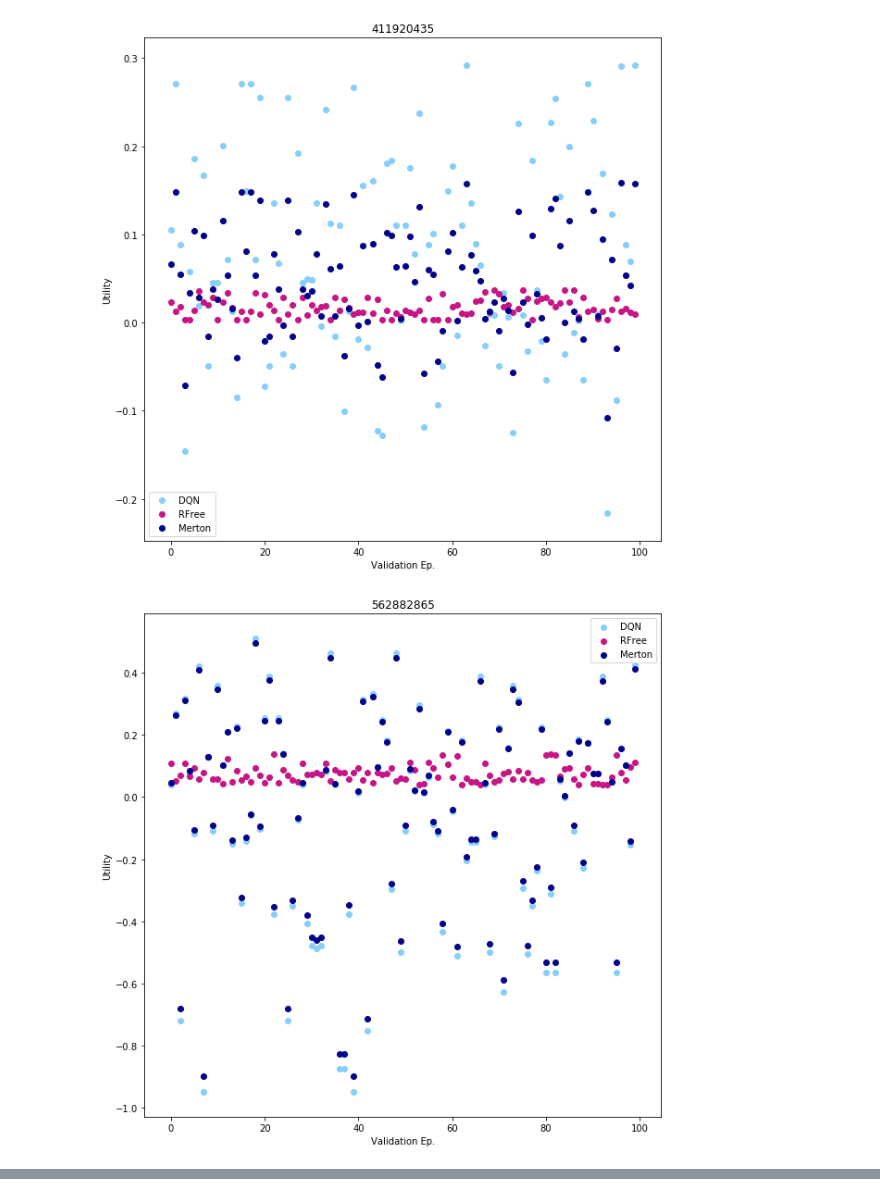
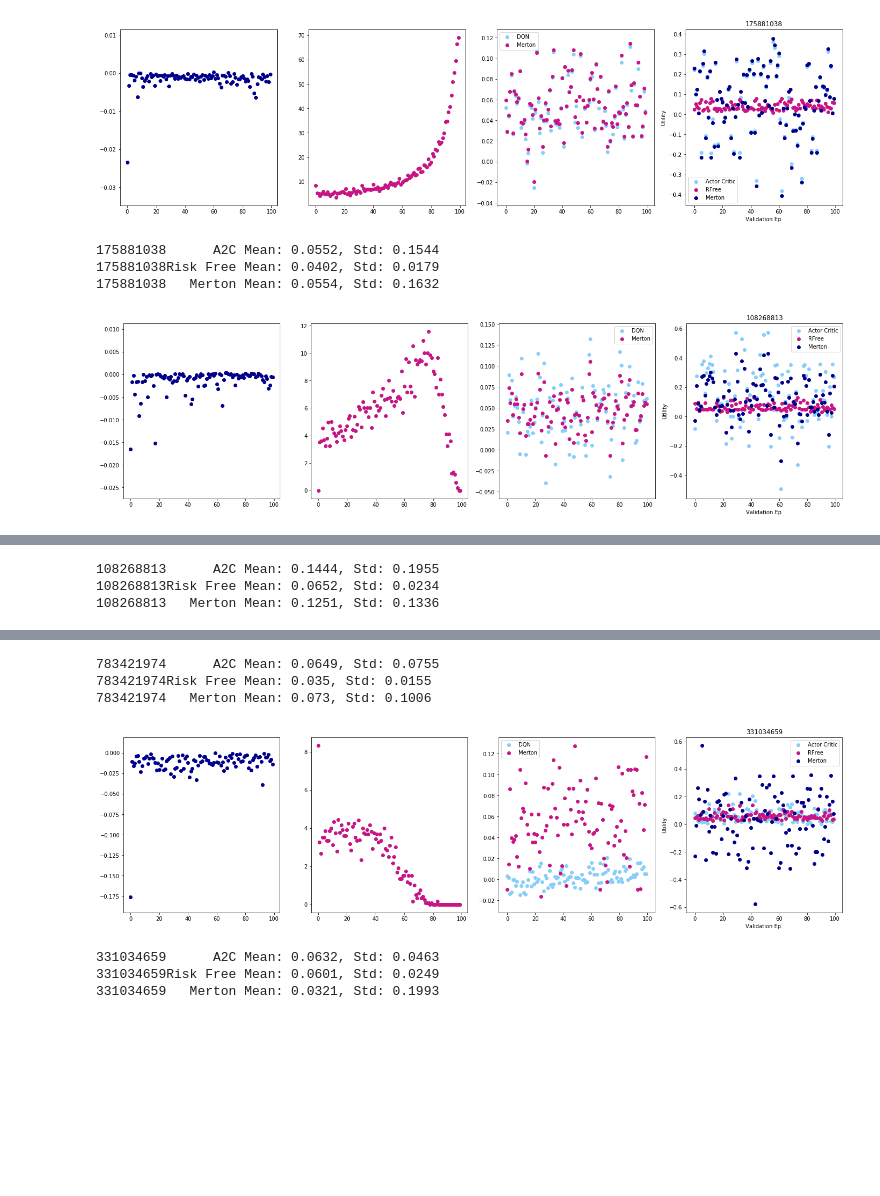
Before and after one commit to ansgarw/rl-portfolio, a Jupyter notebook: A2C Agent/AC Historical.ipynb, the cells around one changed output, grey strips where cells are left out. Saved outputs shown, nothing was run; the diff lists cells and outputs as text; code cells hidden in the pictures; blank space fills up the shorter version.

```diff
--- a/A2C Agent/AC Historical.ipynb
+++ b/A2C Agent/AC Historical.ipynb
@@ -57,9 +70,12 @@ def Run (A):
     print("")
 # %%
-%%time
+# %%time
 
 with mp.Pool(mp.cpu_count()) as pool:
-    _ = pool.map(Run, np.random.randint(0, int(1e9), 3))
+    _ = pool.map(Run, np.random.randint(0, int(1e9), 4))
 # %% [output]
-[figure, old version]
+[figure, new version]
+175881038      A2C Mean: 0.0552, Std: 0.1544
+175881038Risk Free Mean: 0.0402, Std: 0.0179
+175881038   Merton Mean: 0.0554, Std: 0.1632
-[figure, old version]
+[figure, new version]
@@ -72,0 +82,3 @@ with mp.Pool(mp.cpu_count()) as pool:
+108268813      A2C Mean: 0.1444, Std: 0.1955
+108268813Risk Free Mean: 0.0652, Std: 0.0234
+108268813   Merton Mean: 0.1251, Std: 0.1336
@@ -79,0 +86,7 @@ Wall time: 11.7 s
+783421974      A2C Mean: 0.0649, Std: 0.0755
+783421974Risk Free Mean: 0.035, Std: 0.0155
+783421974   Merton Mean: 0.073, Std: 0.1006
+[figure, added]
+331034659      A2C Mean: 0.0632, Std: 0.0463
+331034659Risk Free Mean: 0.0601, Std: 0.0249
+331034659   Merton Mean: 0.0321, Std: 0.1993
```
Also changed, not shown: parts of 4 cells of this notebook, 7 other files.
